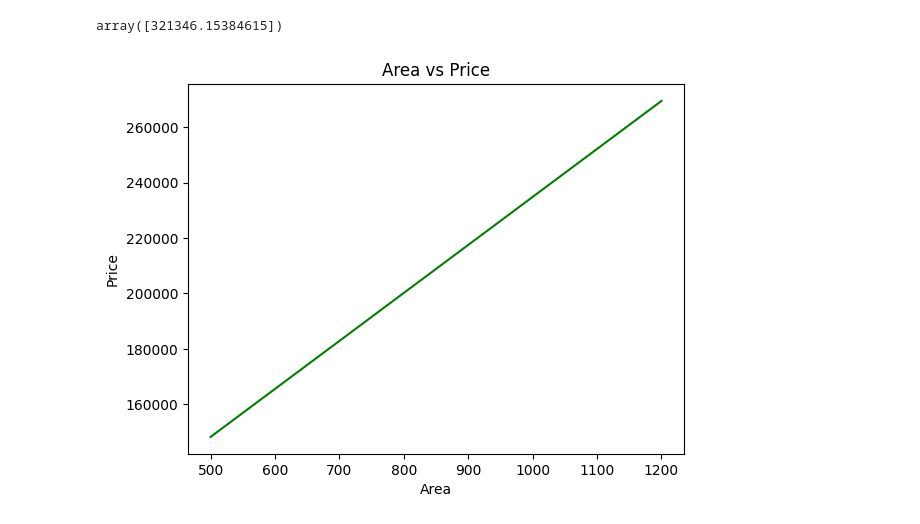
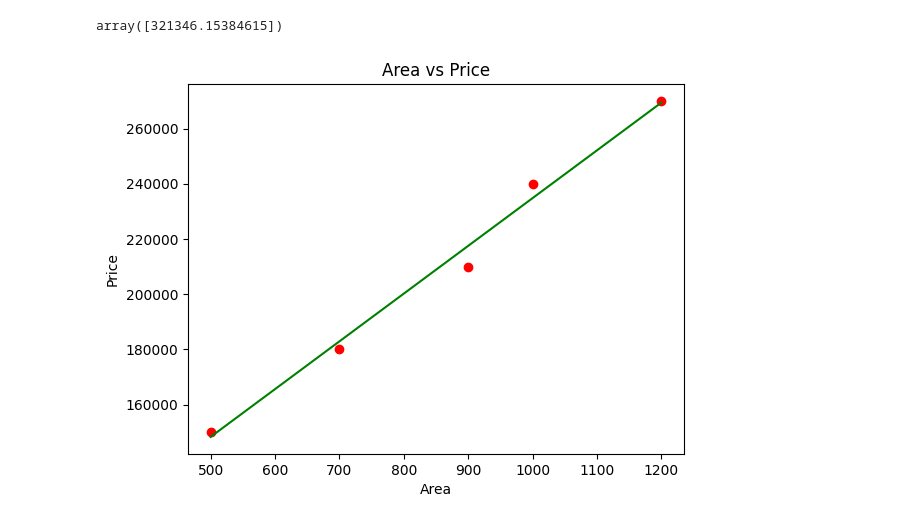
Before and after one commit to Pratyusha-Mukherjee/FSP-MachineLearning, a Jupyter notebook: day3/simplelinearregression.ipynb, the cells around one changed output. Cells and saved outputs as stored; diff of their text form; code cells hidden in the pictures.

```diff
--- a/day3/simplelinearregression.ipynb
+++ b/day3/simplelinearregression.ipynb
@@ -97,8 +97,9 @@ array([321346.15384615])
 # %%
 plt.xlabel('Area')
 plt.ylabel('Price')
 plt.title('Area vs Price')
+plt.scatter(X,Y,color='red',marker='o')
 plt.plot(X,model.predict(X),color='green')
 plt.show()
 # %% [output]
-[figure, old version]
+[figure, new version]
```
